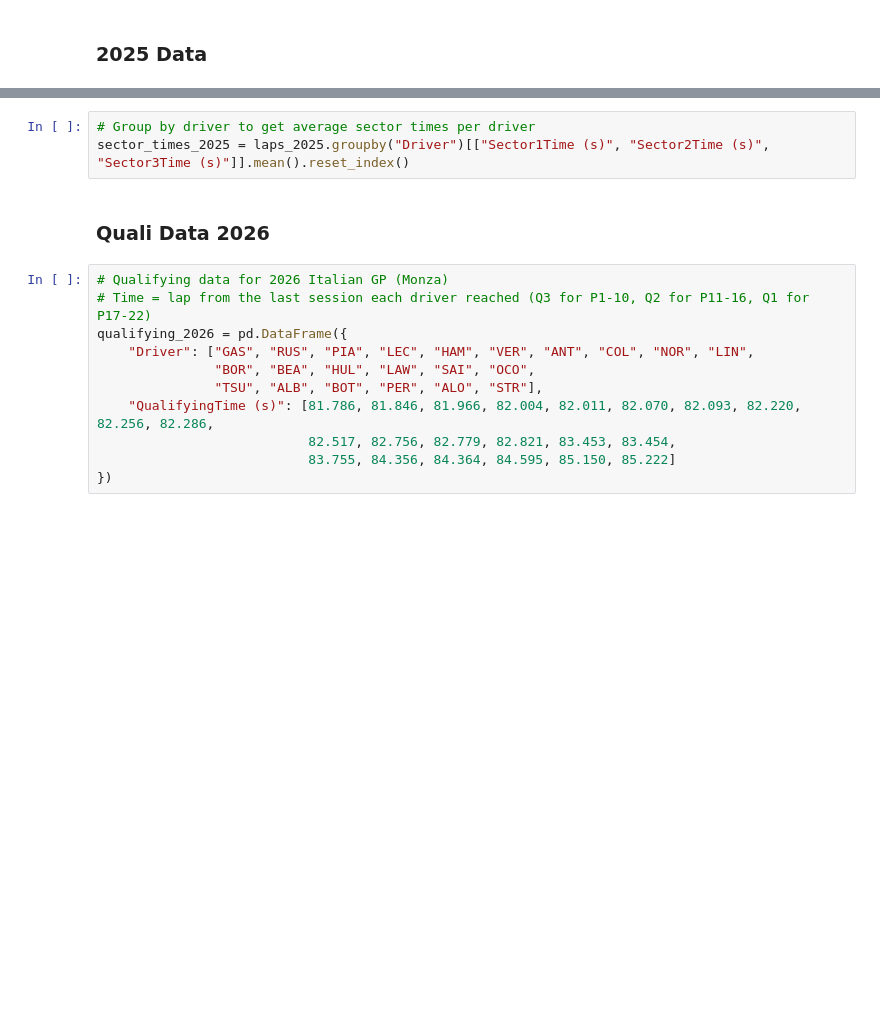
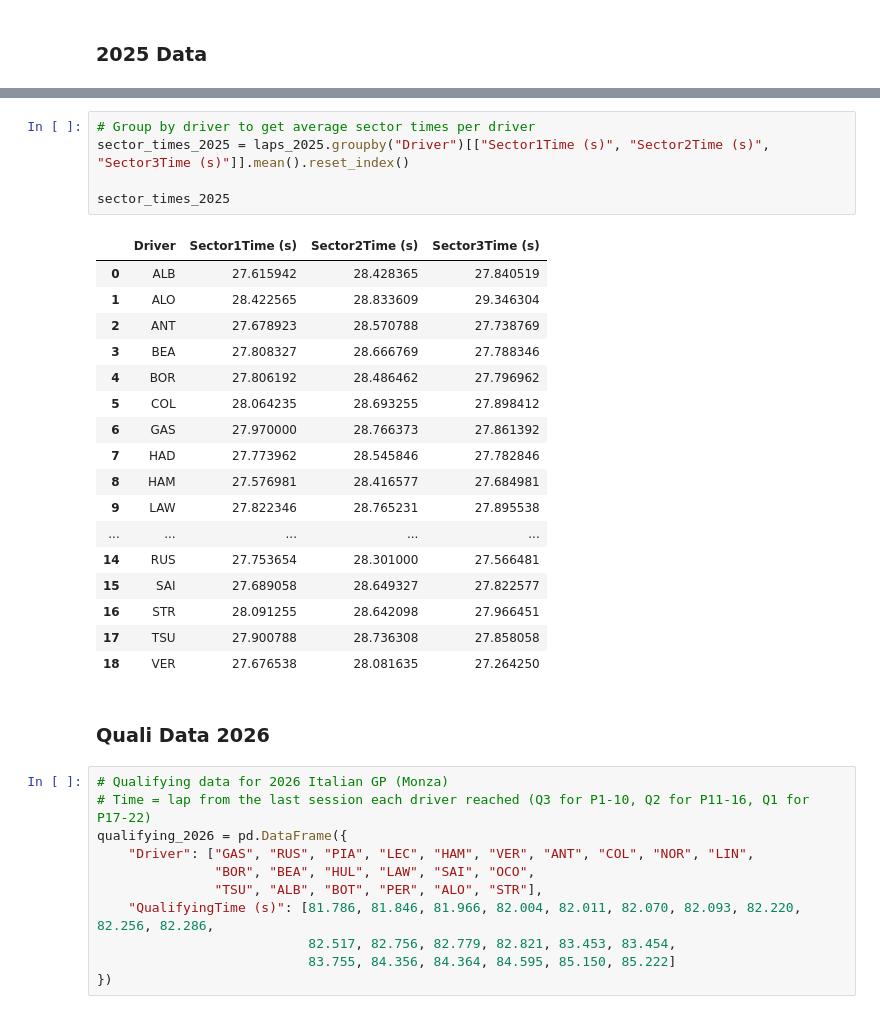
Before and after one commit to imgabrielas/F1-Enthusiast, a Jupyter notebook: Round_13_ItalianGP.ipynb, the cells around one changed output, grey strips where cells are left out. Drawn from its saved outputs; the diff is of its cells as text; blank space fills up the shorter version.

```diff
--- a/Round_13_ItalianGP.ipynb
+++ b/Round_13_ItalianGP.ipynb
@@ -50,6 +115,26 @@ for col in ["LapTime", "Sector1Time", "Sector2Time", "Sector3Time"]:
 # %%
 # Group by driver to get average sector times per driver
 sector_times_2025 = laps_2025.groupby("Driver")[["Sector1Time (s)", "Sector2Time (s)", "Sector3Time (s)"]].mean().reset_index()
+
+sector_times_2025
+# %% [output]
+|  | Driver | Sector1Time (s) | Sector2Time (s) | Sector3Time (s) |
+| 0 | ALB | 27.615942 | 28.428365 | 27.840519 |
+| 1 | ALO | 28.422565 | 28.833609 | 29.346304 |
+| 2 | ANT | 27.678923 | 28.570788 | 27.738769 |
+| 3 | BEA | 27.808327 | 28.666769 | 27.788346 |
+| 4 | BOR | 27.806192 | 28.486462 | 27.796962 |
+| 5 | COL | 28.064235 | 28.693255 | 27.898412 |
+| 6 | GAS | 27.970000 | 28.766373 | 27.861392 |
+| 7 | HAD | 27.773962 | 28.545846 | 27.782846 |
+| 8 | HAM | 27.576981 | 28.416577 | 27.684981 |
+| 9 | LAW | 27.822346 | 28.765231 | 27.895538 |
+| ... | ... | ... | ... | ... |
+| 14 | RUS | 27.753654 | 28.301000 | 27.566481 |
+| 15 | SAI | 27.689058 | 28.649327 | 27.822577 |
+| 16 | STR | 28.091255 | 28.642098 | 27.966451 |
+| 17 | TSU | 27.900788 | 28.736308 | 27.858058 |
+| 18 | VER | 27.676538 | 28.081635 | 27.264250 |
 # %% [markdown]
 ### Quali Data 2026
 # %%
```
Also changed, not shown: parts of 16 cells of this notebook, 3 other files.
